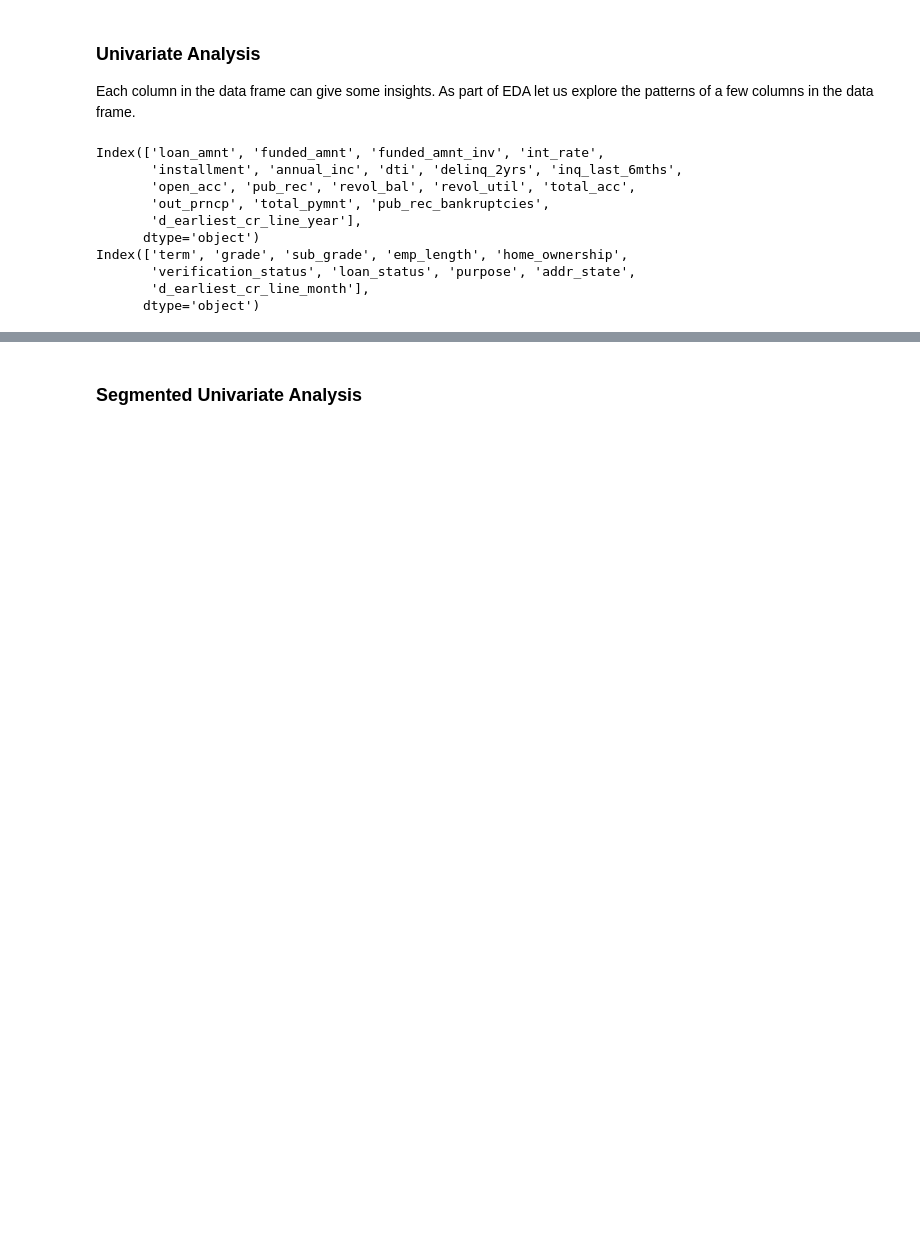
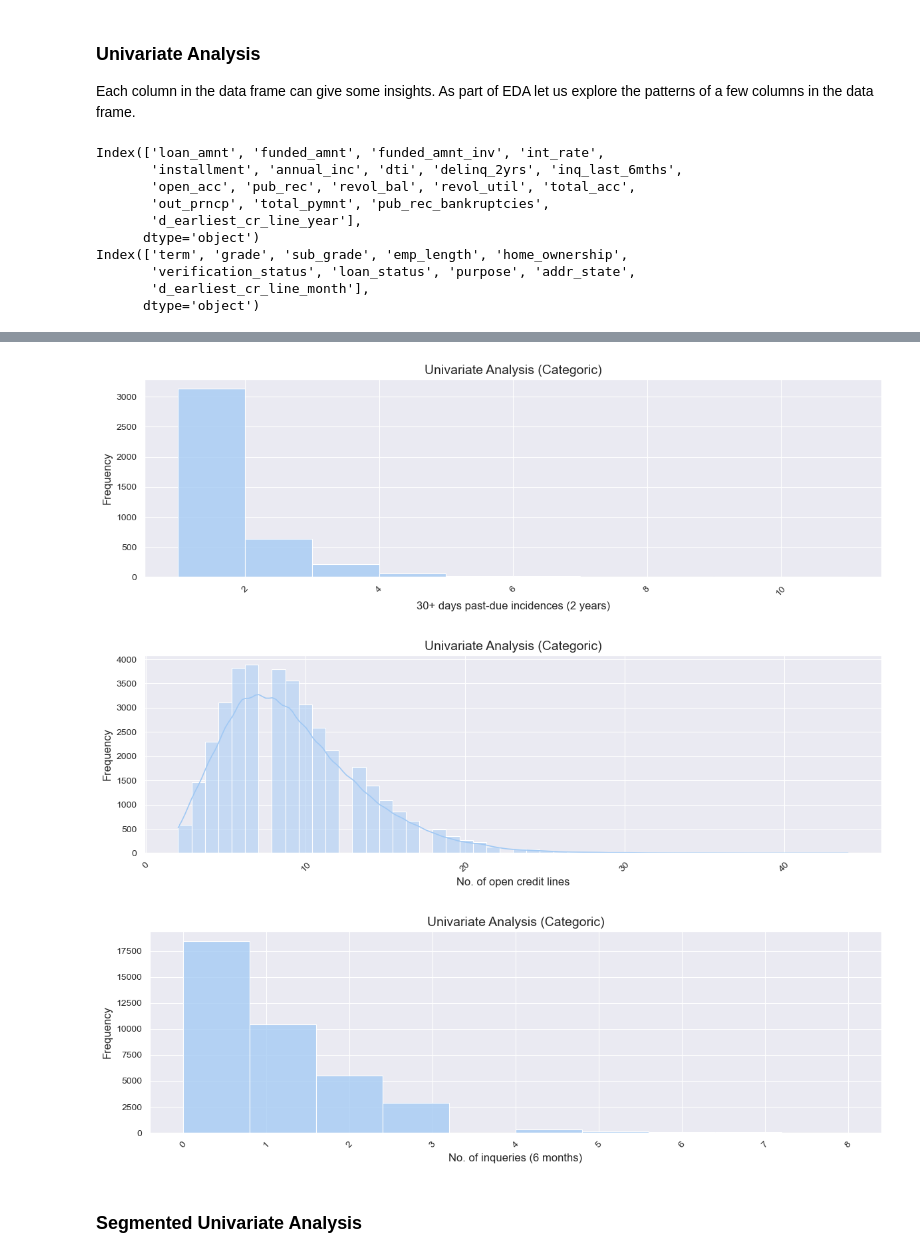
Before and after one commit to uvarajthulasiram/LendingClubCaseStudy, a Jupyter notebook: UvarajThulasiram.ipynb, the cells around one changed output, grey strips where cells are left out. Saved outputs shown, nothing was run; the diff lists cells and outputs as text; code cells hidden in the pictures; blank space fills up the shorter version.

```diff
--- a/UvarajThulasiram.ipynb
+++ b/UvarajThulasiram.ipynb
@@ -485,3 +471,11 @@ plt.show()
+# %%
+univariate_analysis('Categoric', df[df['delinq_2yrs'] > 0], 'delinq_2yrs', '30+ days past-due incidences (2 years)', showKde=False, noOfbins=10)
+univariate_analysis('Categoric', df, 'open_acc', 'No. of open credit lines')
+univariate_analysis('Categoric', df, 'inq_last_6mths', 'No. of inqueries (6 months)', showKde=False, noOfbins=10)
+# %% [output]
+[figure, added]
+[figure, added]
+[figure, added]
 # %% [markdown]
 ### Segmented Univariate Analysis
 # %%
```
Also changed, not shown: parts of 14 cells of this notebook.
